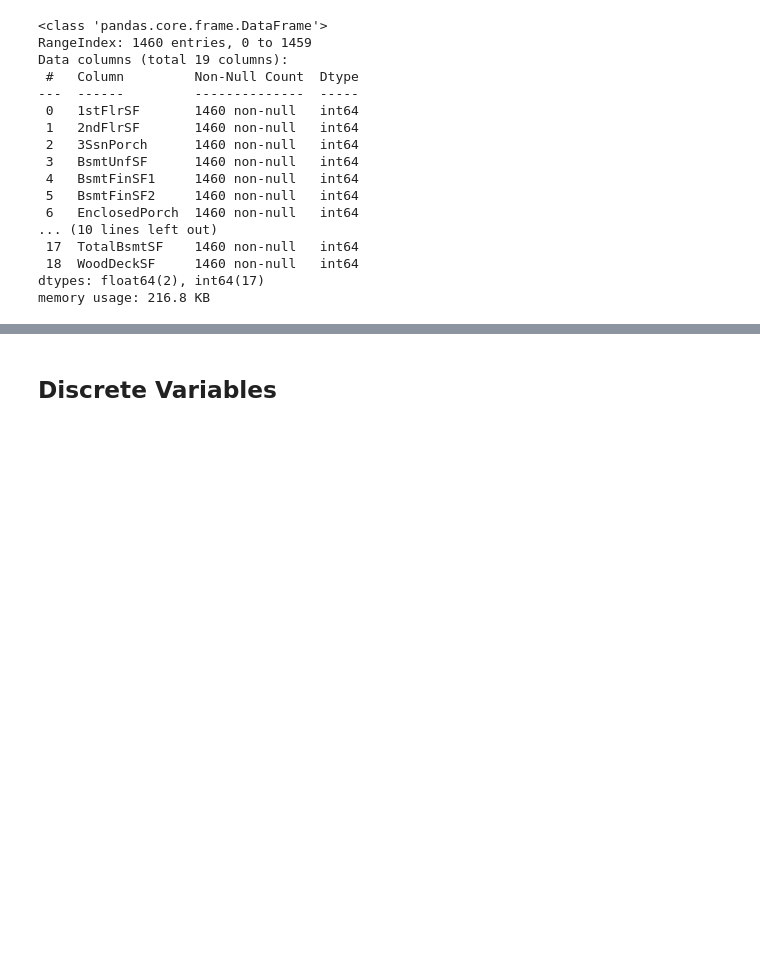
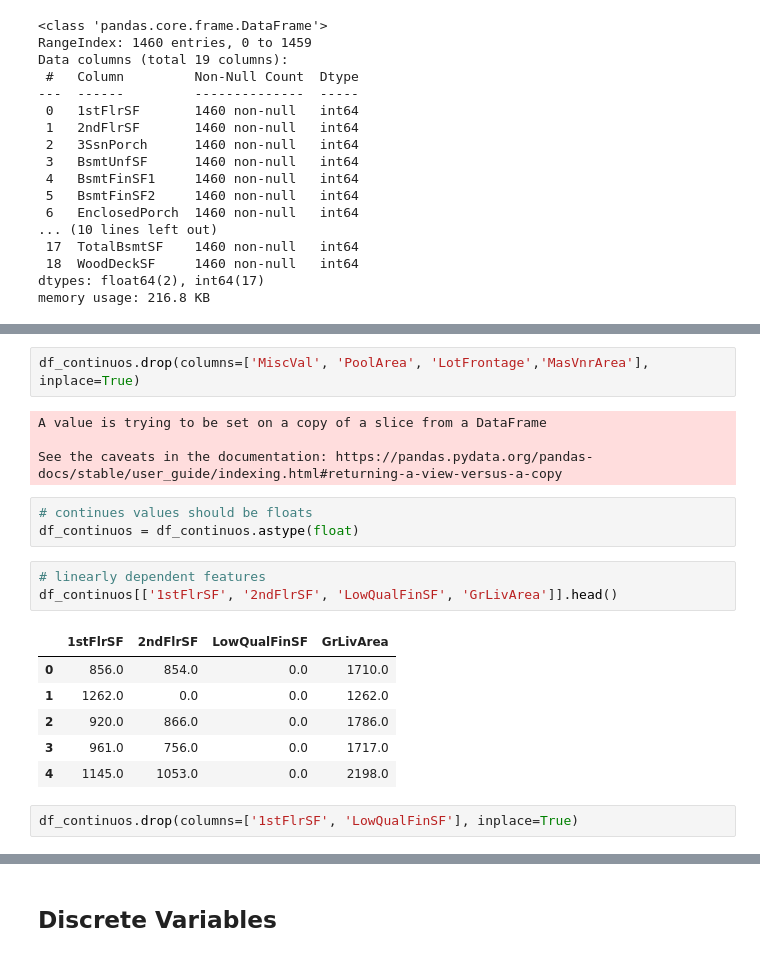
Before and after one commit to Ruta8/Demploying-ML-Models-Flask, a Jupyter notebook: 325.ipynb, the cells around one changed output, grey strips where cells are left out. Saved outputs shown, nothing was run; the diff lists cells and outputs as text; blank space fills up the shorter version.

```diff
--- a/325.ipynb
+++ b/325.ipynb
@@ -132,0 +132,21 @@ msno.matrix(df_continuos)
+# %%
+df_continuos.drop(columns=['MiscVal', 'PoolArea', 'LotFrontage','MasVnrArea'], inplace=True)
+# %% [output]
+A value is trying to be set on a copy of a slice from a DataFrame
+
+See the caveats in the documentation: https://pandas.pydata.org/pandas-docs/stable/user_guide/indexing.html#returning-a-view-versus-a-copy
+# %%
+# continues values should be floats
+df_continuos = df_continuos.astype(float)
+# %%
+# linearly dependent features
+df_continuos[['1stFlrSF', '2ndFlrSF', 'LowQualFinSF', 'GrLivArea']].head()
+# %% [output]
+|  | 1stFlrSF | 2ndFlrSF | LowQualFinSF | GrLivArea |
+| 0 | 856.0 | 854.0 | 0.0 | 1710.0 |
+| 1 | 1262.0 | 0.0 | 0.0 | 1262.0 |
+| 2 | 920.0 | 866.0 | 0.0 | 1786.0 |
+| 3 | 961.0 | 756.0 | 0.0 | 1717.0 |
+| 4 | 1145.0 | 1053.0 | 0.0 | 2198.0 |
+# %%
+df_continuos.drop(columns=['1stFlrSF', 'LowQualFinSF'], inplace=True)
```
Also changed, not shown: parts of 47 cells of this notebook.
